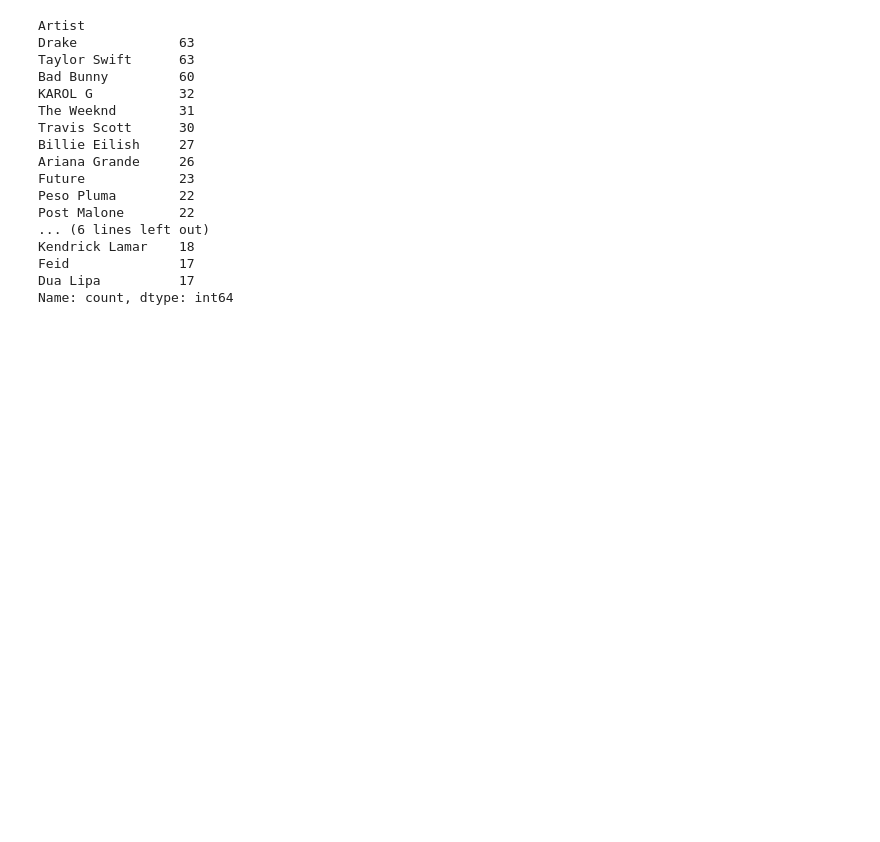
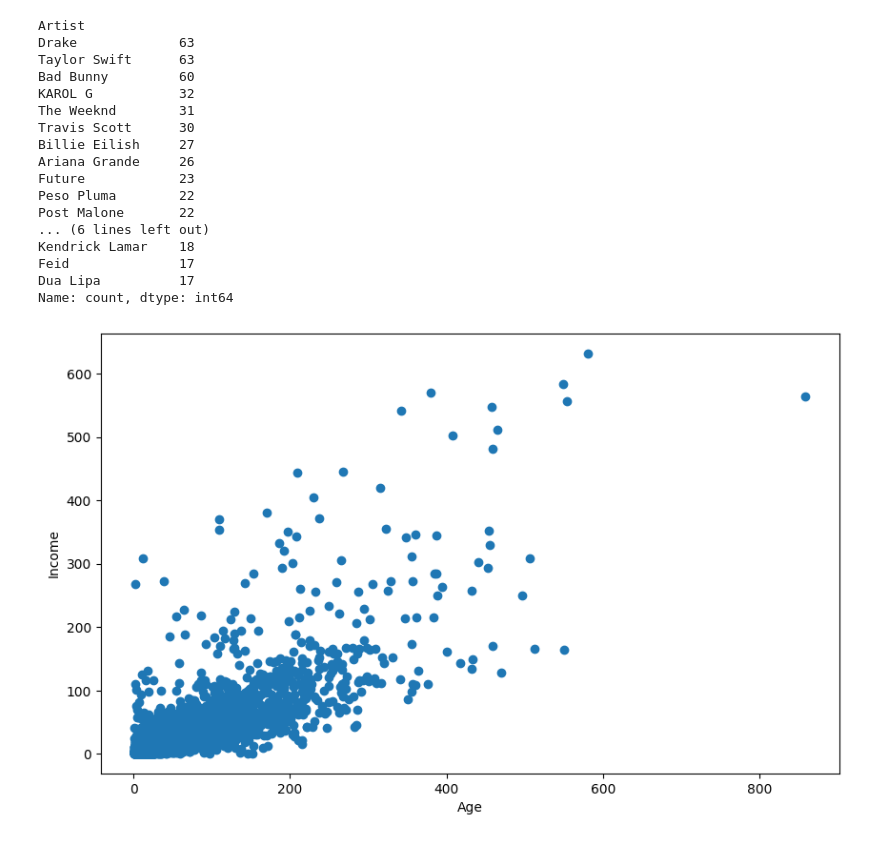
Before and after one commit to SMares1/SpotifyAnalysis, a Jupyter notebook: main.ipynb, the cells around one changed output. Cells and saved outputs as stored; diff of their text form; code cells hidden in the pictures; blank space fills up the shorter version.

```diff
--- a/main.ipynb
+++ b/main.ipynb
@@ -287,3 +288,11 @@ figure6.show()
 figure7 = px.scatter(dataset, x='Spotify Popularity', y='Spotify Playlist Reach', color='Explicit Track',
                    title='Scatter Plot of Spotify Popularity vs Playlist Reach Colored by Explicit Track')
 figure7.show()
+# %%
+plt.figure(figsize=(10, 6))
+plt.scatter(dataset['Apple Music Playlist Count'], dataset['Deezer Playlist Count'])
+plt.xlabel('Age')
+plt.ylabel('Income')
+plt.show()
+# %% [output]
+[figure, added]
```
Also changed, not shown: parts of 3 cells of this notebook.
